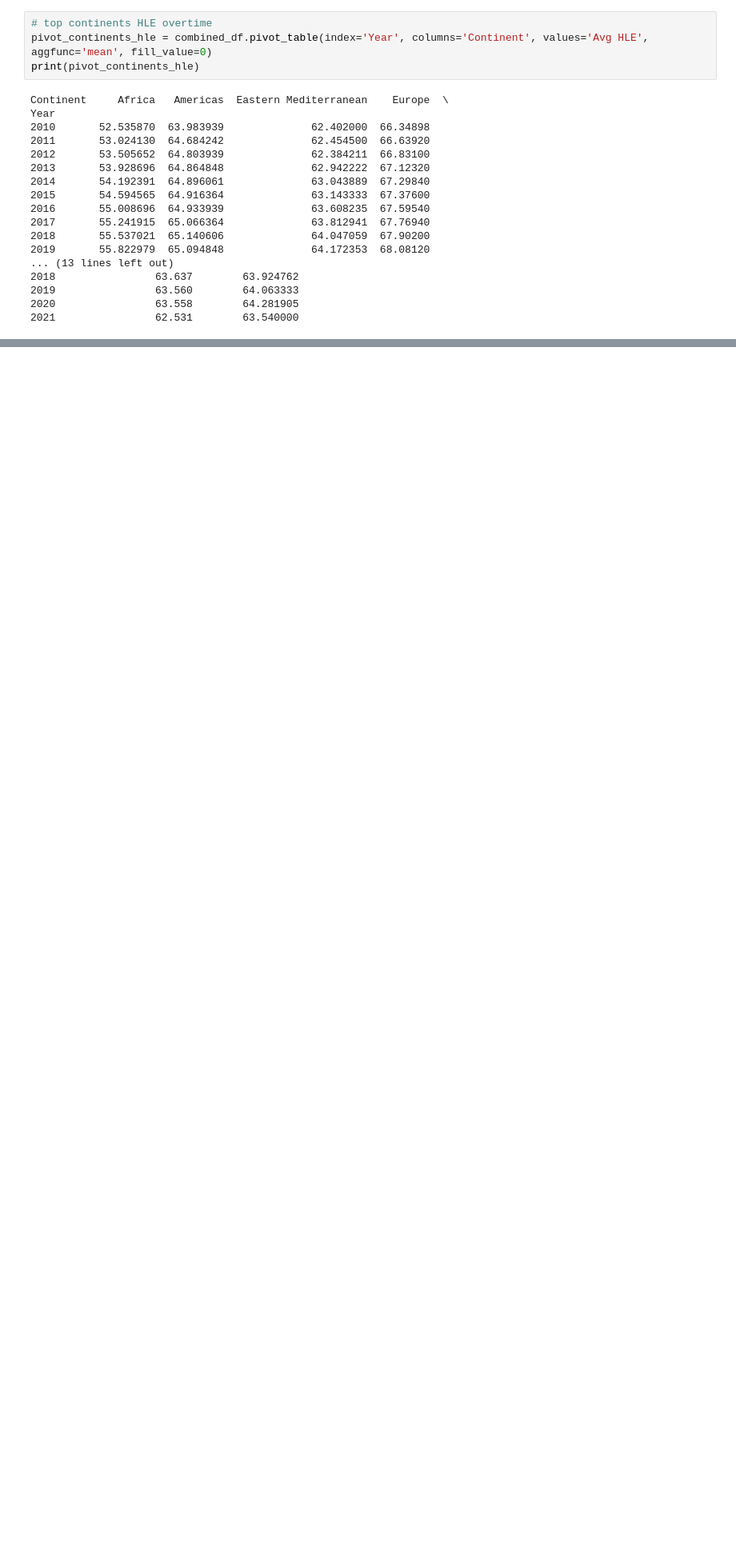
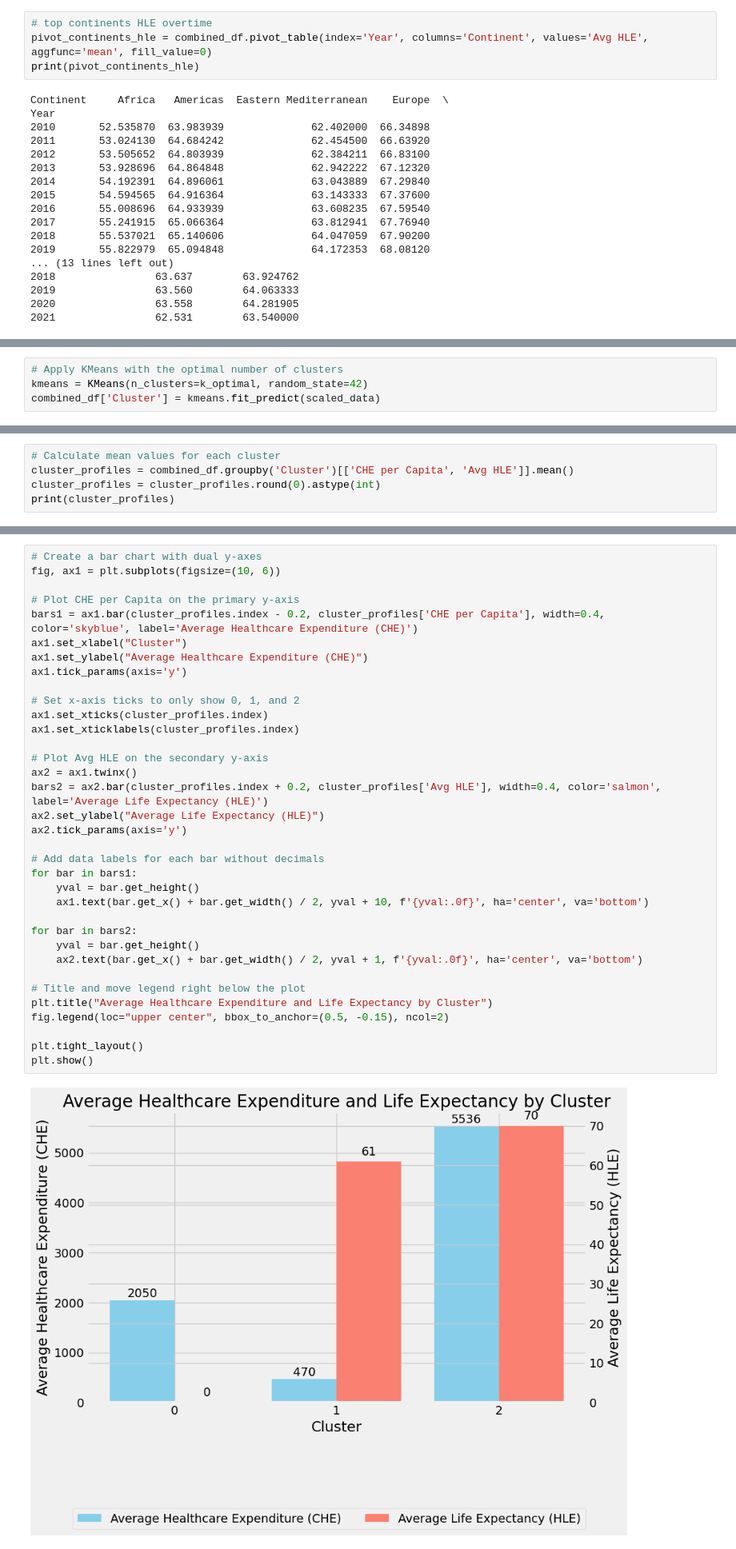
Before and after one commit to christineton/Current_Health_Expenditure_Life_Expectancy_Analysis, a Jupyter notebook: current_health_expenditure_life_expectancy_analysis.ipynb, the cells around one changed output, grey strips where cells are left out. Shown at 80% size. Cells and saved outputs as stored; diff of their text form; blank space fills up the shorter version.

```diff
--- a/current_health_expenditure_life_expectancy_analysis.ipynb
+++ b/current_health_expenditure_life_expectancy_analysis.ipynb
@@ -512,0 +631,4 @@ plt.show()
+# %%
+# Apply KMeans with the optimal number of clusters
+kmeans = KMeans(n_clusters=k_optimal, random_state=42)
+combined_df['Cluster'] = kmeans.fit_predict(scaled_data)
@@ -512,0 +673,5 @@ plt.show()
+# %%
+# Calculate mean values for each cluster
+cluster_profiles = combined_df.groupby('Cluster')[['CHE per Capita', 'Avg HLE']].mean()
+cluster_profiles = cluster_profiles.round(0).astype(int)
+print(cluster_profiles)
@@ -512,0 +684,37 @@ plt.show()
+# %%
+# Create a bar chart with dual y-axes
+fig, ax1 = plt.subplots(figsize=(10, 6))
+
+# Plot CHE per Capita on the primary y-axis
+bars1 = ax1.bar(cluster_profiles.index - 0.2, cluster_profiles['CHE per Capita'], width=0.4, color='skyblue', label='Average Healthcare Expenditure (CHE)')
+ax1.set_xlabel("Cluster")
+ax1.set_ylabel("Average Healthcare Expenditure (CHE)")
+ax1.tick_params(axis='y')
+
+# Set x-axis ticks to only show 0, 1, and 2
+ax1.set_xticks(cluster_profiles.index)
+ax1.set_xticklabels(cluster_profiles.index)
+
+# Plot Avg HLE on the secondary y-axis
+ax2 = ax1.twinx()
+bars2 = ax2.bar(cluster_profiles.index + 0.2, cluster_profiles['Avg HLE'], width=0.4, color='salmon', label='Average Life Expectancy (HLE)')
+ax2.set_ylabel("Average Life Expectancy (HLE)")
+ax2.tick_params(axis='y')
+
+# Add data labels for each bar without decimals
+for bar in bars1:
+    yval = bar.get_height()
+    ax1.text(bar.get_x() + bar.get_width() / 2, yval + 10, f'{yval:.0f}', ha='center', va='bottom')
+
+for bar in bars2:
+    yval = bar.get_height()
+    ax2.text(bar.get_x() + bar.get_width() / 2, yval + 1, f'{yval:.0f}', ha='center', va='bottom')
+
+# Title and move legend right below the plot
+plt.title("Average Healthcare Expenditure and Life Expectancy by Cluster")
+fig.legend(loc="upper center", bbox_to_anchor=(0.5, -0.15), ncol=2)
+
+plt.tight_layout()
+plt.show()
+# %% [output]
+[figure, added]
```
Also changed, not shown: parts of 17 cells of this notebook.
